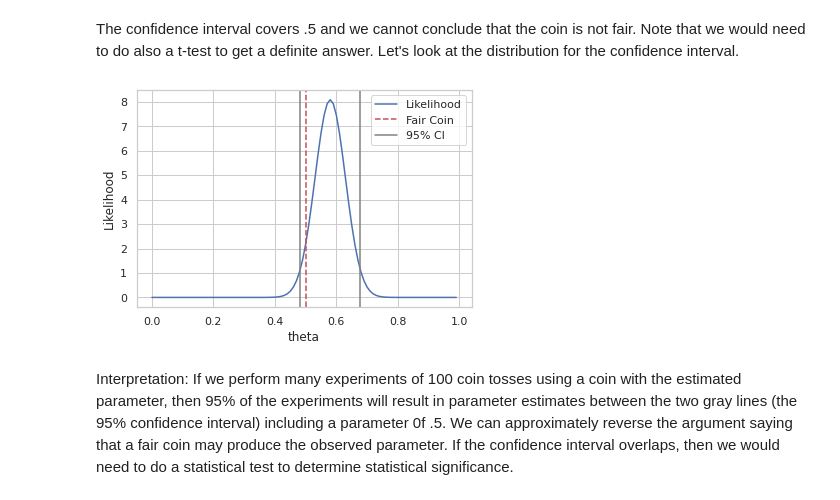
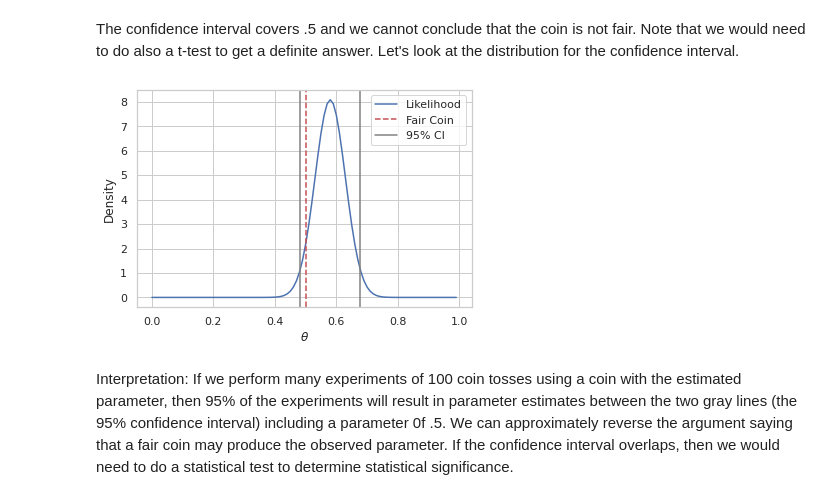
Before and after one commit to mhahsler/CS7320-AI, a Jupyter notebook: Uncertainty/Frequentist_vs_Bayesian.ipynb, the cells around one changed output. Saved outputs shown, nothing was run; the diff lists cells and outputs as text; code cells hidden in the pictures.

```diff
--- a/Uncertainty/Frequentist_vs_Bayesian.ipynb
+++ b/Uncertainty/Frequentist_vs_Bayesian.ipynb
@@ -97,16 +97,16 @@ The confidence interval covers .5 and we cannot conclude that the coin is not fa
 # %%
 ps = np.arange(0, 1, step=0.01)
 ls = [norm.pdf(p, loc = theta_hat, scale = se) for p in ps]
 plt.plot(ps, ls, label="Likelihood")
-plt.xlabel("theta")
-plt.ylabel("Likelihood")
+plt.xlabel("$\\theta$")
+plt.ylabel("Density")
 plt.axvline(x=0.5, color='r', linestyle="--", label="Fair Coin")
 plt.axvline(x=CI[0], color='gray', label="95% CI")
 plt.axvline(x=CI[1], color='gray')
 plt.legend()
 plt.show()
 # %% [output]
-[figure, old version]
+[figure, new version]
 # %% [markdown]
 Interpretation: If we perform many experiments of 100 coin tosses using a coin with the estimated parameter, then 95% of the experiments will result in parameter estimates between the two gray lines (the 95% confidence interval) including a parameter 0f .5. We can approximately reverse the argument saying that a fair coin may produce the observed parameter. If the confidence interval overlaps, then we would need to do a statistical test to determine statistical significance.
 # %% [markdown]
```
Also changed, not shown: parts of 8 cells of this notebook.
